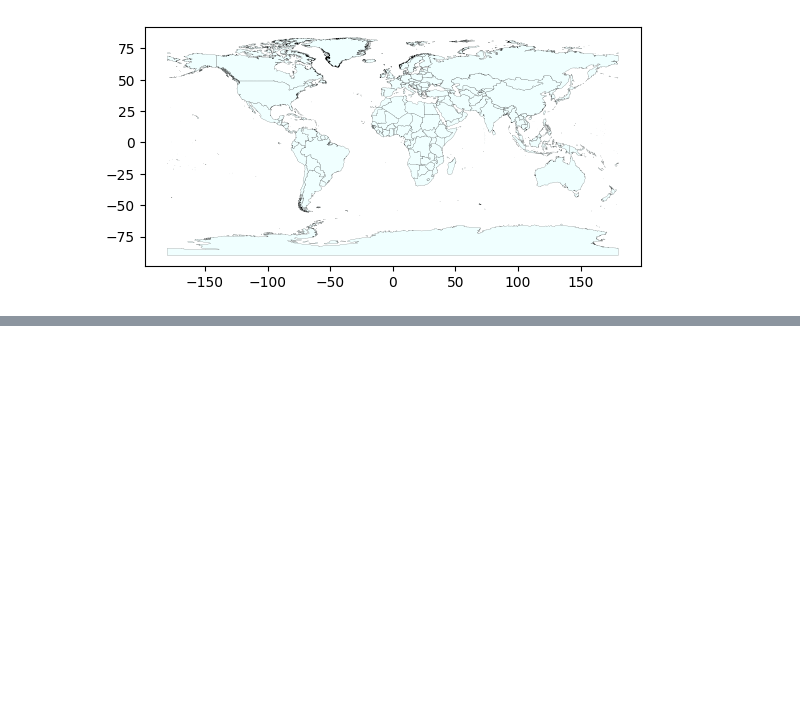
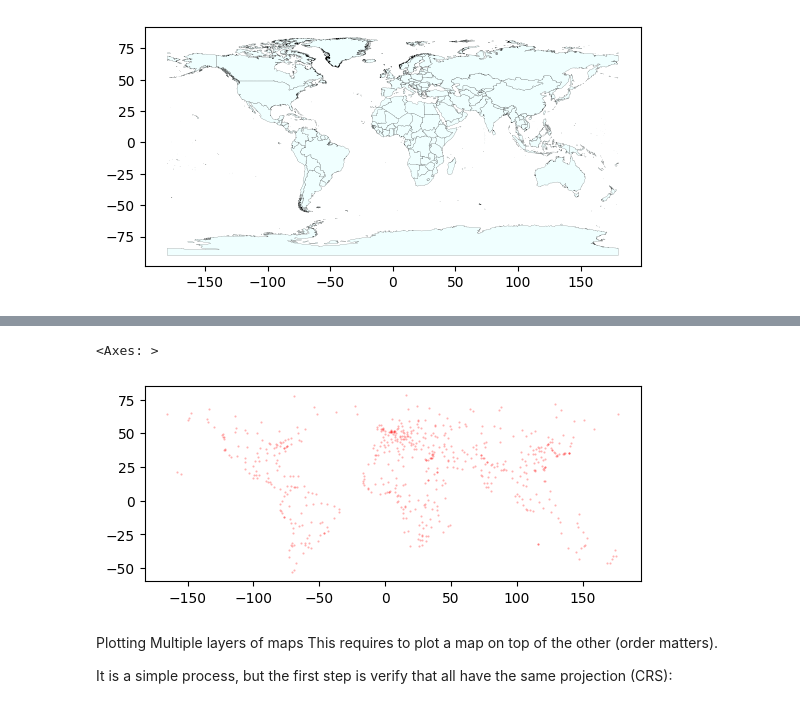
Before and after one commit to Ricardoabelhp/introgeodf, a Jupyter notebook: rhp_geopandas.ipynb, the cells around one changed output, grey strips where cells are left out. Saved outputs shown, nothing was run; the diff lists cells and outputs as text; code cells hidden in the pictures; blank space fills up the shorter version.

```diff
--- a/rhp_geopandas.ipynb
+++ b/rhp_geopandas.ipynb
@@ -117,0 +166,13 @@ countries.plot(facecolor="azure",#color of polygon fill
+# %%
+cities.plot(marker='.', # marker type
+            color='red',
+            markersize=1,
+            alpha=0.3) # transparency
+# %% [output]
+<Axes: >
+[figure, added]
+# %% [markdown]
+Plotting Multiple layers of maps
+This requires to plot a map on top of the other (order matters).
+
+It is a simple process, but the first step is verify that all have the same projection (CRS):
```
Also changed, not shown: parts of 12 cells of this notebook.
